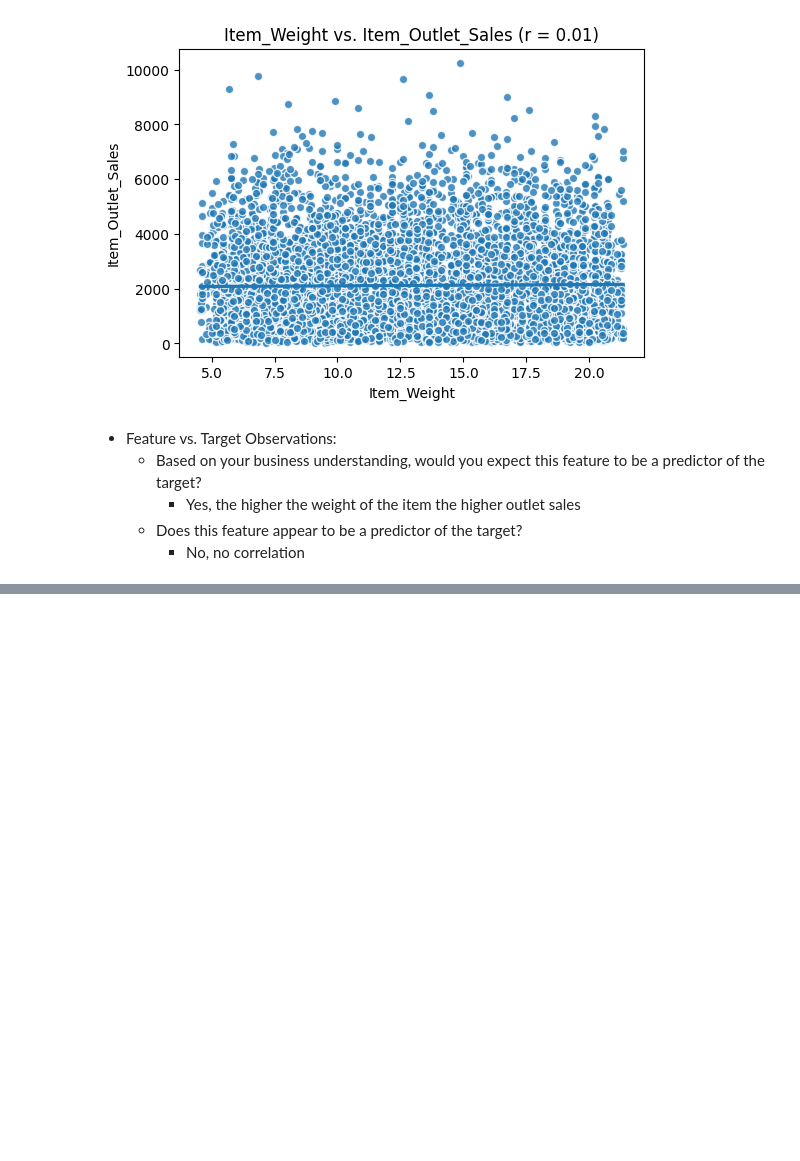
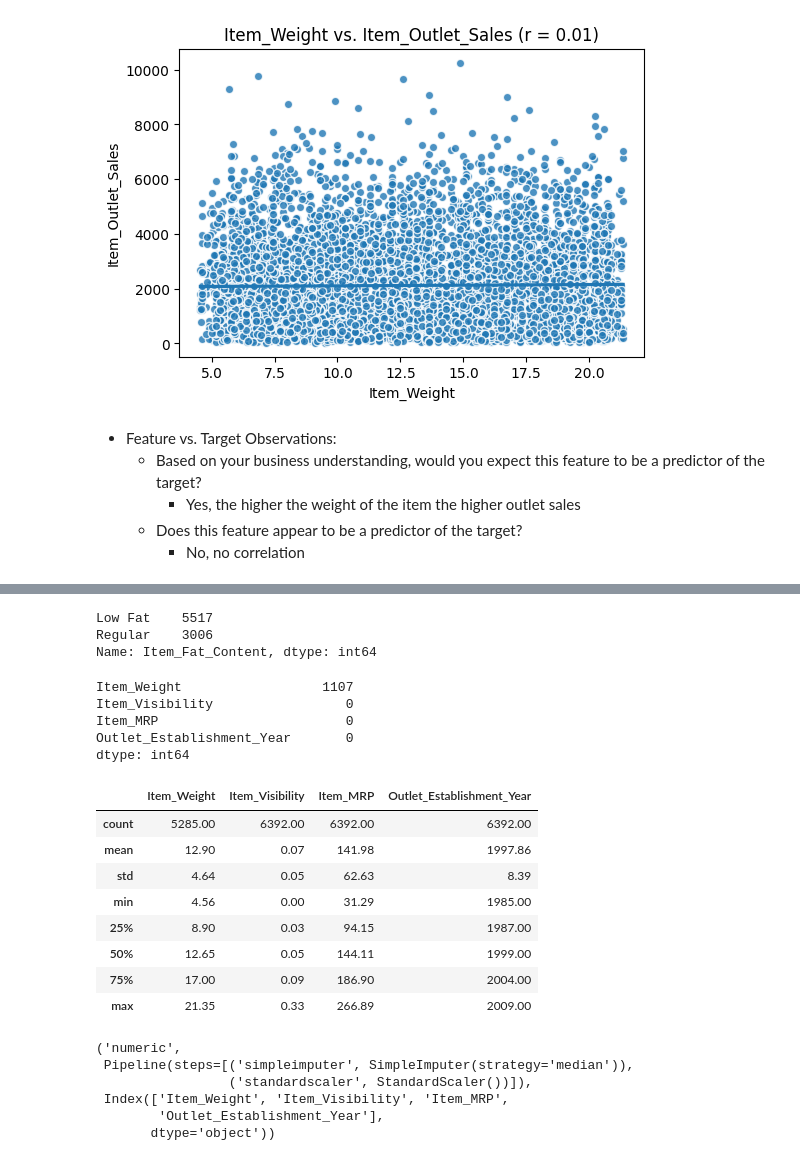
Before and after one commit to Zainakhader/Project1, a Jupyter notebook: Untitled3.ipynb, the cells around one changed output, grey strips where cells are left out. Cells and saved outputs as stored; diff of their text form; code cells hidden in the pictures; blank space fills up the shorter version.

```diff
--- a/Untitled3.ipynb
+++ b/Untitled3.ipynb
@@ -803,0 +834,2 @@ plot_numeric_vs_target(df,'Item_Weight','Item_Outlet_Sales');
+# %%
+df2.drop_duplicates(inplace=True)
@@ -803,0 +914,33 @@ plot_numeric_vs_target(df,'Item_Weight','Item_Outlet_Sales');
+# %%
+df2['Item_Fat_Content']=df2['Item_Fat_Content'].replace({'LF':'Low Fat','low fat':'Low Fat','reg':'Regular'})
+df2['Item_Fat_Content'].value_counts()
+# %% [output]
+Low Fat    5517
+Regular    3006
+Name: Item_Fat_Content, dtype: int64
+# %%
+X=df2.drop(columns='Item_Outlet_Sales')
+y=df['Item_Outlet_Sales']
+X_train, X_test, y_train, y_test = train_test_split(X, y, random_state = 42)
+# %%
+num_cols = X_train.select_dtypes("number").columns
+# %%
+X_train[num_cols].isna().sum()
+# %% [output]
+Item_Weight                  1107
+Item_Visibility                 0
+Item_MRP                        0
+Outlet_Establishment_Year       0
+dtype: int64
+# %%
+X_train[num_cols].describe().round(2)
+# %% [output]
+|  | Item_Weight | Item_Visibility | Item_MRP | Outlet_Establishment_Year |
+| count | 5285.00 | 6392.00 | 6392.00 | 6392.00 |
+| mean | 12.90 | 0.07 | 141.98 | 1997.86 |
+| std | 4.64 | 0.05 | 62.63 | 8.39 |
+| min | 4.56 | 0.00 | 31.29 | 1985.00 |
+| 25% | 8.90 | 0.03 | 94.15 | 1987.00 |
+| 50% | 12.65 | 0.05 | 144.11 | 1999.00 |
+| 75% | 17.00 | 0.09 | 186.90 | 2004.00 |
+| max | 21.35 | 0.33 | 266.89 | 2009.00 |
@@ -803,0 +953,10 @@ plot_numeric_vs_target(df,'Item_Weight','Item_Outlet_Sales');
+# %%
+num_tuple = ('numeric', num_pipe, num_cols)
+num_tuple
+# %% [output]
+('numeric',
+ Pipeline(steps=[('simpleimputer', SimpleImputer(strategy='median')),
+                 ('standardscaler', StandardScaler())]),
+ Index(['Item_Weight', 'Item_Visibility', 'Item_MRP',
+        'Outlet_Establishment_Year'],
+       dtype='object'))
```
Also changed, not shown: parts of 36 cells of this notebook.
